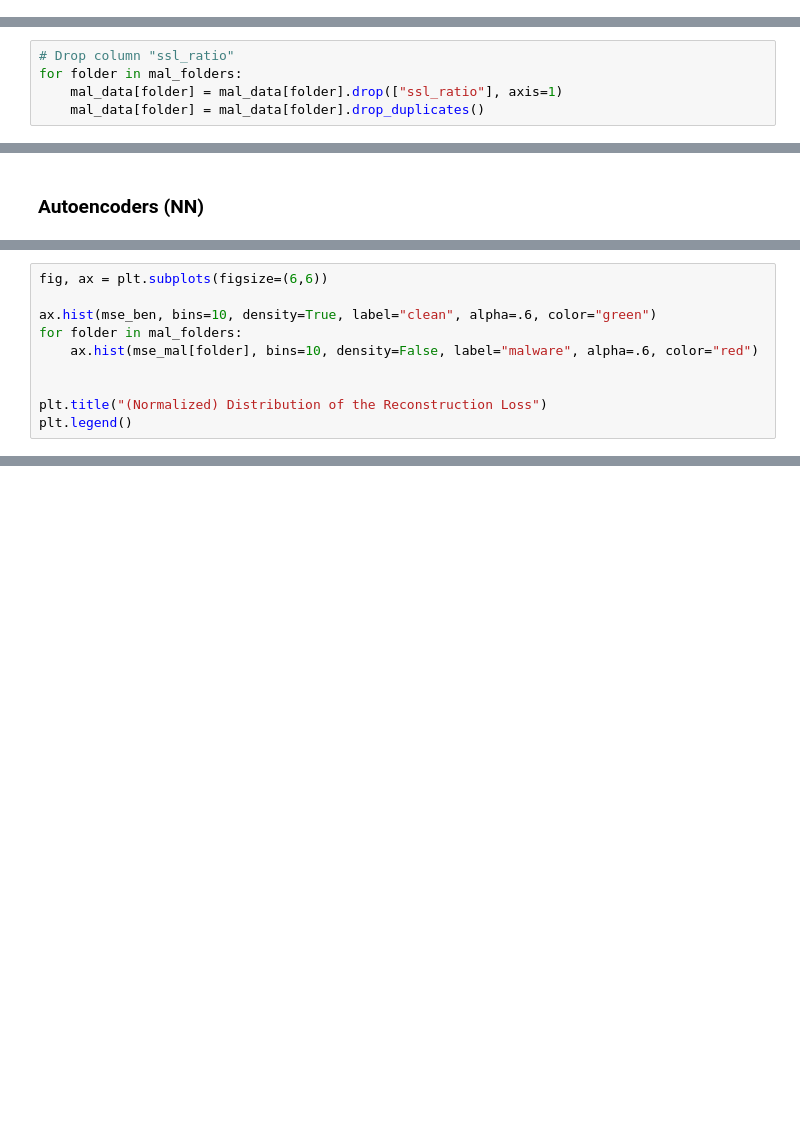
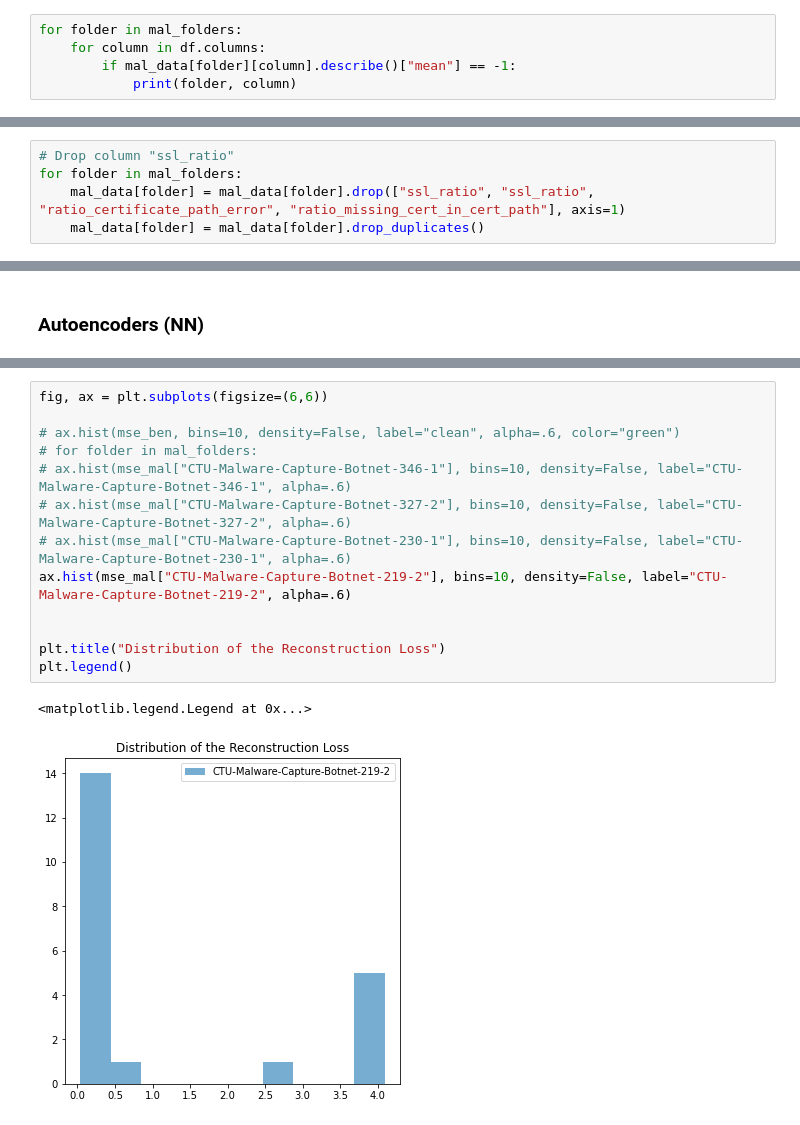
Before and after one commit to stratosphereips/feel_project, a Jupyter notebook: analysis/testing_features_AD.ipynb, the cells around one changed output, grey strips where cells are left out. Cells and saved outputs as stored; diff of their text form; blank space fills up the shorter version.

```diff
--- a/analysis/testing_features_AD.ipynb
+++ b/analysis/testing_features_AD.ipynb
@@ -125,3 +198,8 @@ Size of CTU-Malware-Capture-Botnet-346-1 dataframe: 48
 Size of CTU-Malware-Capture-Botnet-327-2 dataframe: 72
 Size of CTU-Malware-Capture-Botnet-230-1 dataframe: 4
 Size of CTU-Malware-Capture-Botnet-219-2 dataframe: 21
+# %%
+for folder in mal_folders:
+    for column in df.columns:
+        if mal_data[folder][column].describe()["mean"] == -1:
+            print(folder, column)
@@ -128,7 +224,7 @@ Size of CTU-Malware-Capture-Botnet-219-2 dataframe: 21
 # %%
 # Drop column "ssl_ratio"
 for folder in mal_folders:
-    mal_data[folder] = mal_data[folder].drop(["ssl_ratio"], axis=1)
+    mal_data[folder] = mal_data[folder].drop(["ssl_ratio", "ssl_ratio", "ratio_certificate_path_error", "ratio_missing_cert_in_cert_path"], axis=1)
     mal_data[folder] = mal_data[folder].drop_duplicates()
 # %%
 for folder in mal_folders:
@@ -296,10 +392,0 @@ for folder in mal_folders:
-# %%
-fig, ax = plt.subplots(figsize=(6,6))
-
-ax.hist(mse_ben, bins=10, density=True, label="clean", alpha=.6, color="green")
-for folder in mal_folders:
-    ax.hist(mse_mal[folder], bins=10, density=False, label="malware", alpha=.6, color="red")
-
-
-plt.title("(Normalized) Distribution of the Reconstruction Loss")
-plt.legend()
@@ -328,0 +404,16 @@ CTU-Malware-Capture-Botnet-219-2 detected: 85.71% (18 out of 21)
+# %%
+fig, ax = plt.subplots(figsize=(6,6))
+
+# ax.hist(mse_ben, bins=10, density=False, label="clean", alpha=.6, color="green")
+# for folder in mal_folders:
+# ax.hist(mse_mal["CTU-Malware-Capture-Botnet-346-1"], bins=10, density=False, label="CTU-Malware-Capture-Botnet-346-1", alpha=.6)
+# ax.hist(mse_mal["CTU-Malware-Capture-Botnet-327-2"], bins=10, density=False, label="CTU-Malware-Capture-Botnet-327-2", alpha=.6)
+# ax.hist(mse_mal["CTU-Malware-Capture-Botnet-230-1"], bins=10, density=False, label="CTU-Malware-Capture-Botnet-230-1", alpha=.6)
+ax.hist(mse_mal["CTU-Malware-Capture-Botnet-219-2"], bins=10, density=False, label="CTU-Malware-Capture-Botnet-219-2", alpha=.6)
+
+
+plt.title("Distribution of the Reconstruction Loss")
+plt.legend()
+# %% [output]
+<matplotlib.legend.Legend at 0x...>
+[figure, added]
```
Also changed, not shown: parts of 21 cells of this notebook.
